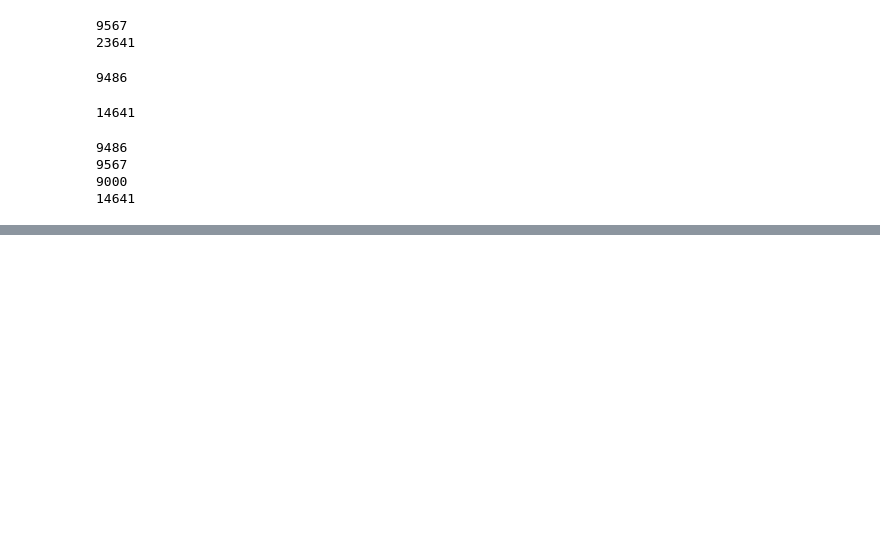
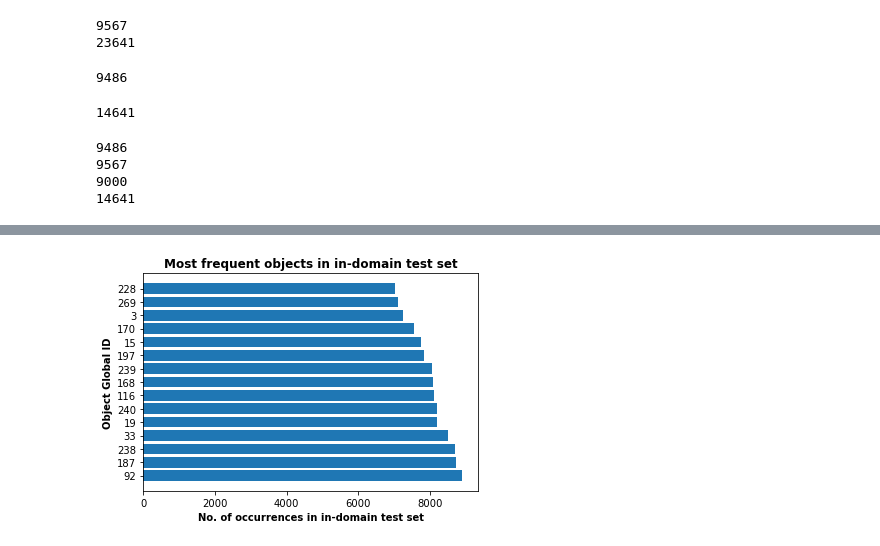
Before and after one commit to AlejandroSantorum/simmc2-Multimodal_Coreference_Resolution, a Jupyter notebook: models/uniter_based/study_uniter.ipynb, the cells around one changed output, grey strips where cells are left out. Drawn from its saved outputs; the diff is of its cells as text; code cells hidden in the pictures; blank space fills up the shorter version.

```diff
--- a/models/uniter_based/study_uniter.ipynb
+++ b/models/uniter_based/study_uniter.ipynb
@@ -600,0 +801,4 @@ print(len(new_train_data))
+# %%
+plot_most_common(in_domain_obj_dict_sorted, "in-domain test set", k=15)
+# %% [output]
+[figure, added]
```
Also changed, not shown: parts of 15 cells of this notebook, 3 other files.
